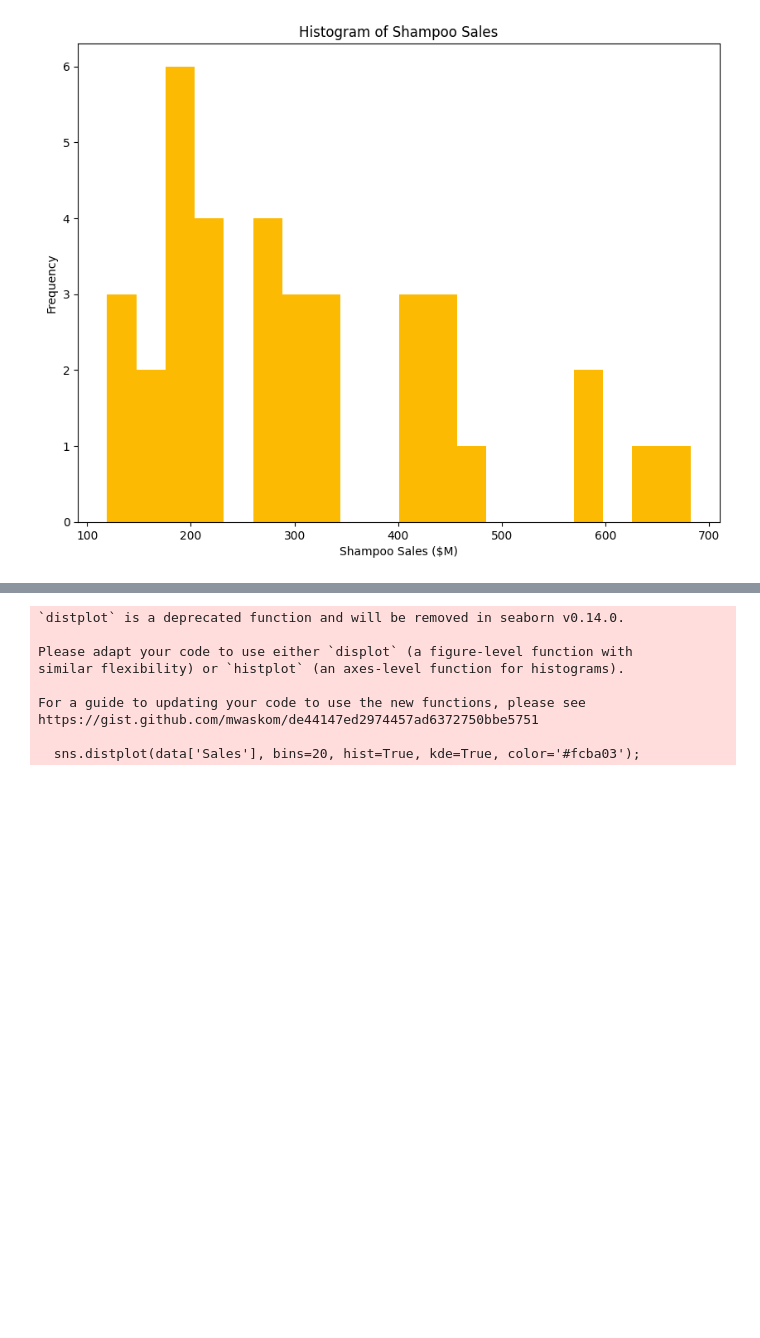
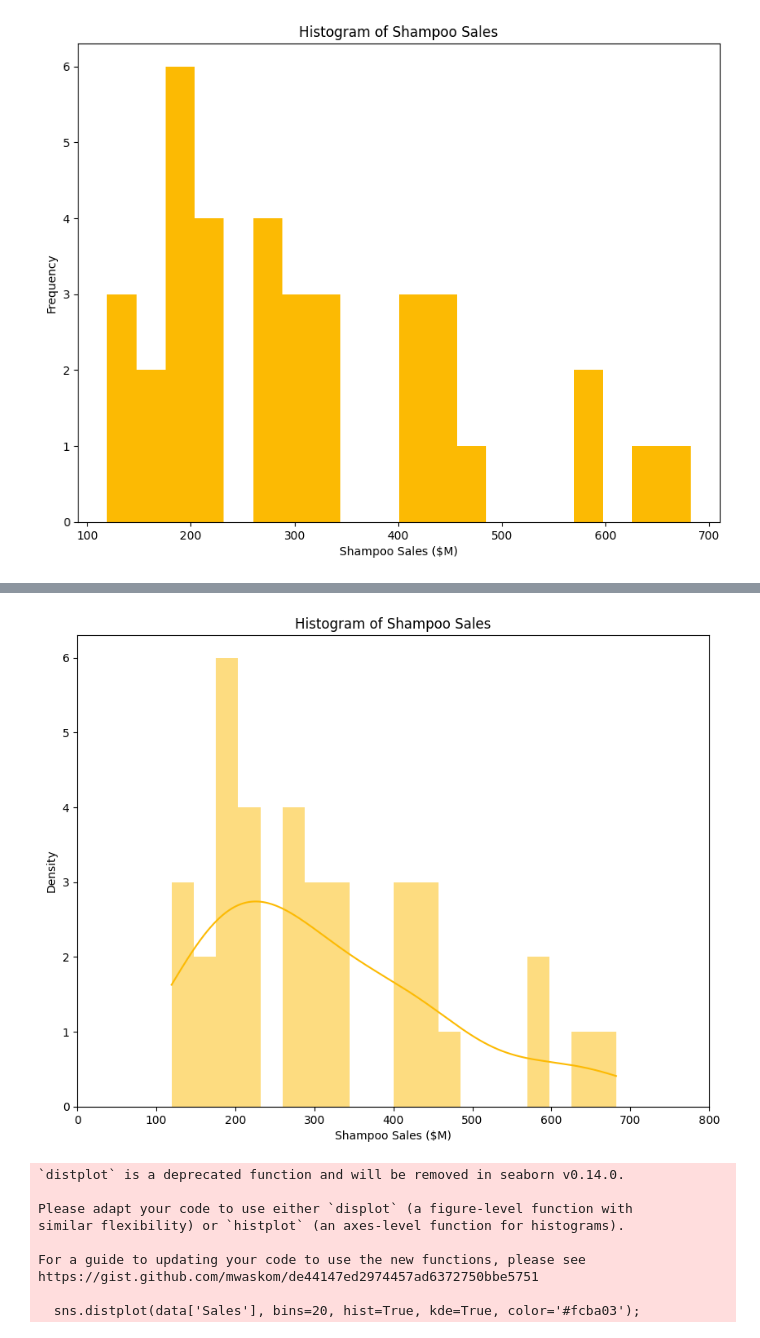
Before and after one commit to Chefi/AppliedTimeSeriesAnalysisWithPython, a Jupyter notebook: HOTSAP_basic_statistics.ipynb, the cells around one changed output, grey strips where cells are left out. Cells and saved outputs as stored; diff of their text form; code cells hidden in the pictures; blank space fills up the shorter version.

```diff
--- a/HOTSAP_basic_statistics.ipynb
+++ b/HOTSAP_basic_statistics.ipynb
@@ -126,3 +136,16 @@ plt.show()
+# %%
+ax = sns.histplot(data=data, x="Sales", kde=True, color='#fcba03', bins= 20)
+
+# Iterate through the patches (bars) and set edgecolor to 'none'
+for patch in ax.patches:
+    patch.set_edgecolor('none')
+plt.title('Histogram of Shampoo Sales');
+plt.xlabel('Shampoo Sales ($M)');
+plt.ylabel('Density');
+ax.set_xlim(0, 800)
+plt.show()
+# %% [output]
+[figure, added]
 # %%
 sns.distplot(data['Sales'], bins=20, hist=True, kde=True, color='#fcba03');
 plt.title('Histogram of Shampoo Sales');
```
Also changed, not shown: parts of 1 cell of this notebook.
